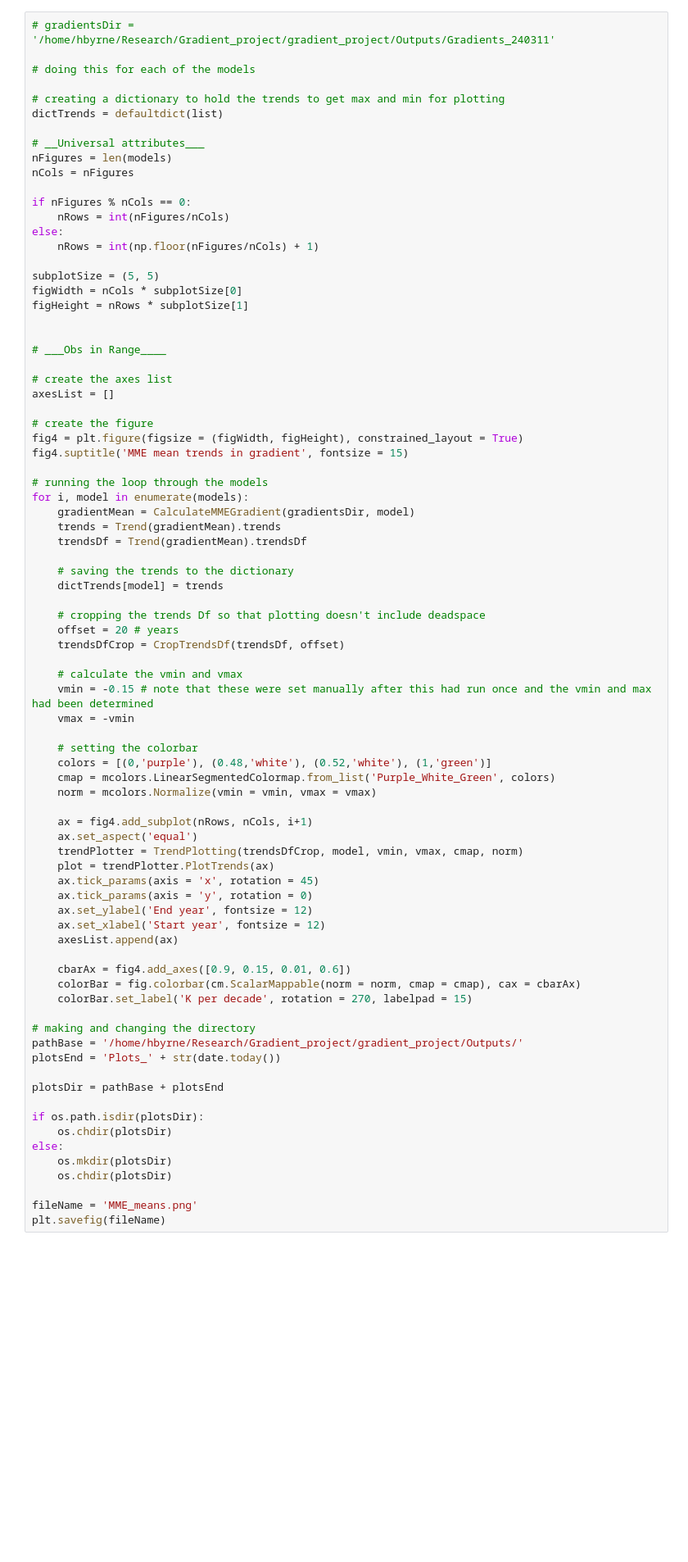
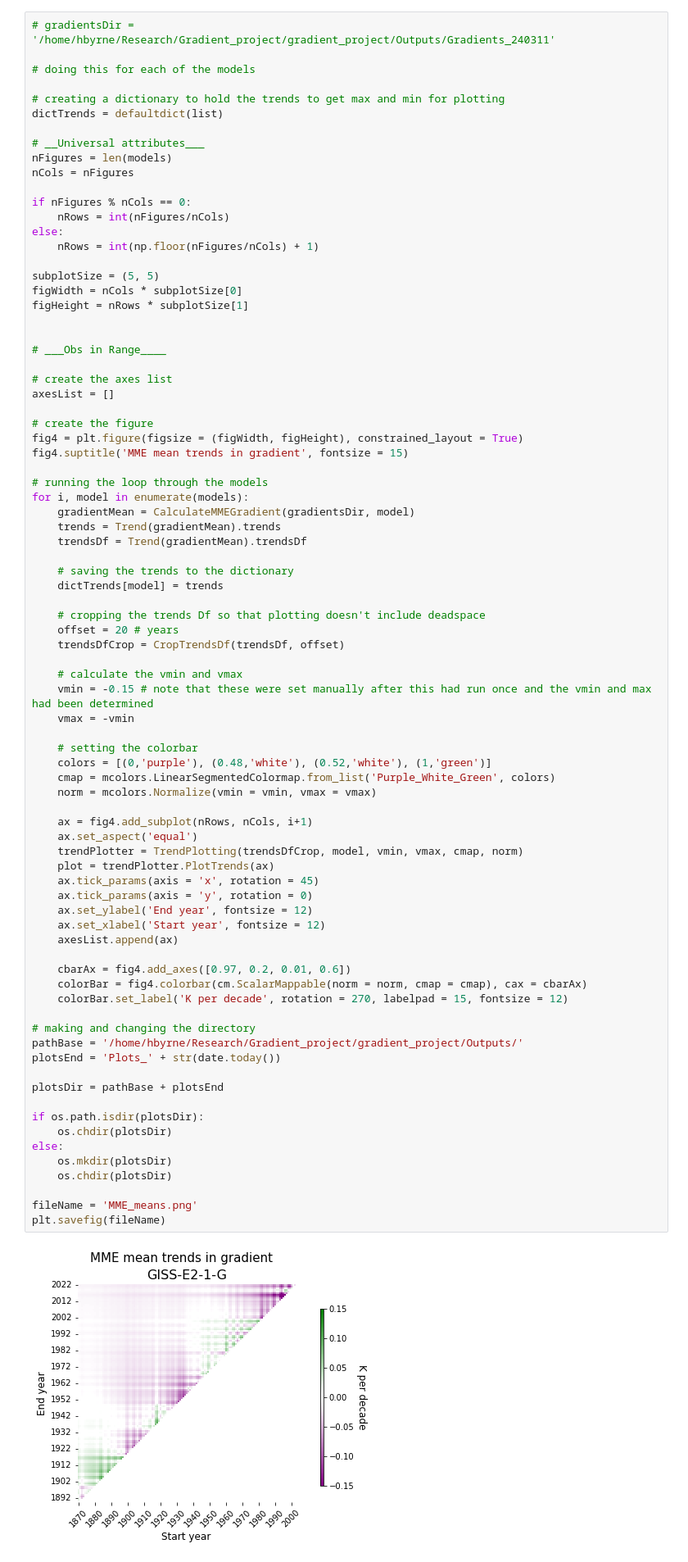
Before and after one commit to hanbyrne1995/gradient_project, a Jupyter notebook: LE_ModelRange_vs_Obs.ipynb, the cells around one changed output. Shown at 82% size. Cells and saved outputs as stored; diff of their text form; blank space fills up the shorter version.

```diff
--- a/LE_ModelRange_vs_Obs.ipynb
+++ b/LE_ModelRange_vs_Obs.ipynb
@@ -608,33 +596,35 @@ for i, model in enumerate(models):
     # setting the colorbar
     colors = [(0,'purple'), (0.48,'white'), (0.52,'white'), (1,'green')]
     cmap = mcolors.LinearSegmentedColormap.from_list('Purple_White_Green', colors)
     norm = mcolors.Normalize(vmin = vmin, vmax = vmax)
 
     ax = fig4.add_subplot(nRows, nCols, i+1)
     ax.set_aspect('equal')
     trendPlotter = TrendPlotting(trendsDfCrop, model, vmin, vmax, cmap, norm)
     plot = trendPlotter.PlotTrends(ax)
     ax.tick_params(axis = 'x', rotation = 45)
     ax.tick_params(axis = 'y', rotation = 0)
     ax.set_ylabel('End year', fontsize = 12)
     ax.set_xlabel('Start year', fontsize = 12)
     axesList.append(ax)
 
-    cbarAx = fig4.add_axes([0.9, 0.15, 0.01, 0.6])
-    colorBar = fig.colorbar(cm.ScalarMappable(norm = norm, cmap = cmap), cax = cbarAx)
-    colorBar.set_label('K per decade', rotation = 270, labelpad = 15)
+    cbarAx = fig4.add_axes([0.97, 0.2, 0.01, 0.6])
+    colorBar = fig4.colorbar(cm.ScalarMappable(norm = norm, cmap = cmap), cax = cbarAx)
+    colorBar.set_label('K per decade', rotation = 270, labelpad = 15, fontsize = 12)
 
 # making and changing the directory
 pathBase = '/home/hbyrne/Research/Gradient_project/gradient_project/Outputs/'
 plotsEnd = 'Plots_' + str(date.today())
 
 plotsDir = pathBase + plotsEnd
 
 if os.path.isdir(plotsDir):
     os.chdir(plotsDir)
 else:
     os.mkdir(plotsDir)
     os.chdir(plotsDir)
 
 fileName = 'MME_means.png'
 plt.savefig(fileName)
+# %% [output]
+[figure, added]
```
Also changed, not shown: parts of 9 cells of this notebook.
